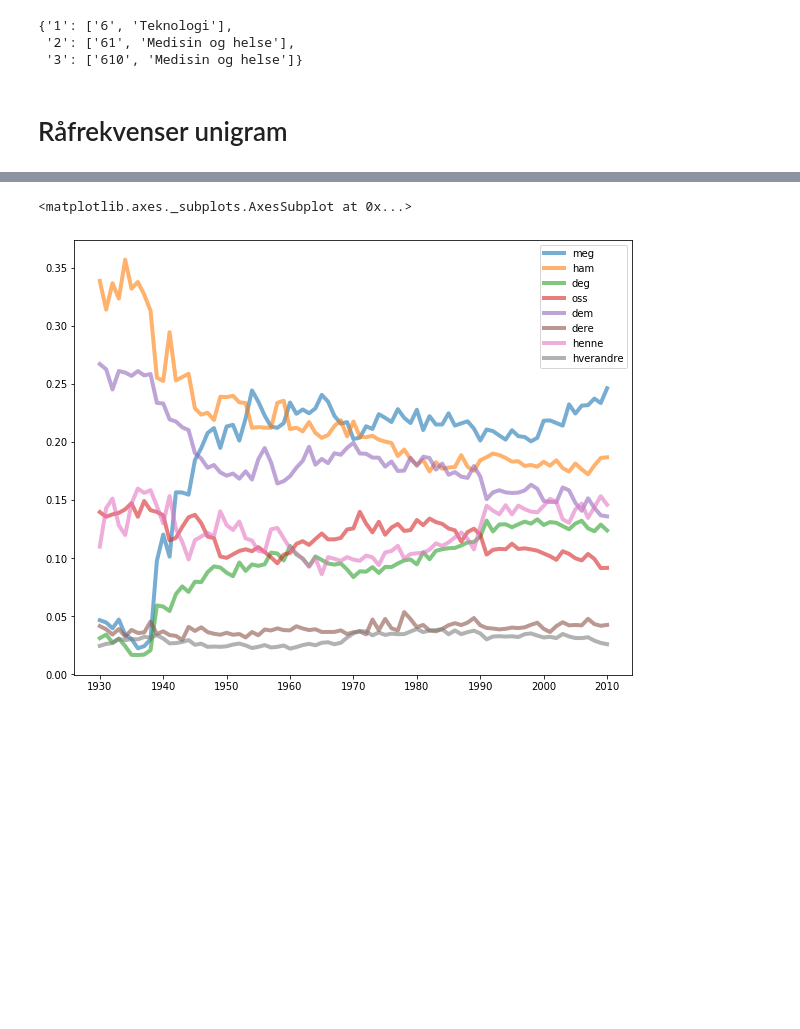
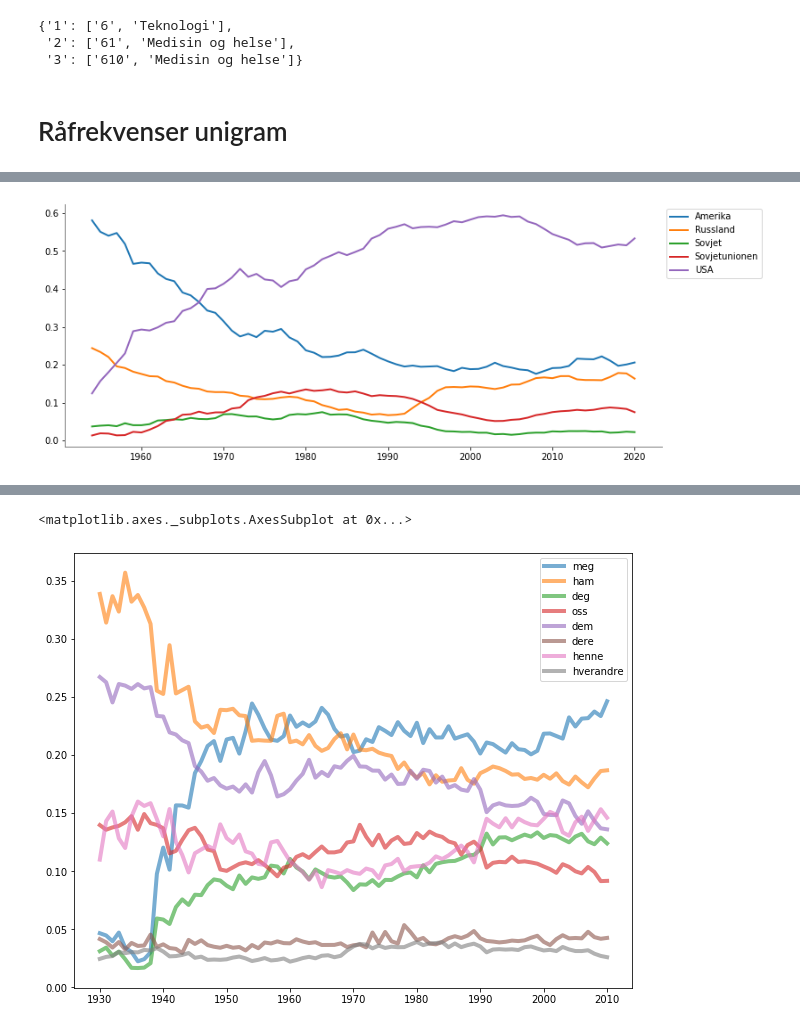
Before and after one commit to Yoonsen/ngram, a Jupyter notebook: N-gram dewy.ipynb, the cells around one changed output, grey strips where cells are left out. Drawn from its saved outputs; the diff is of its cells as text; code cells hidden in the pictures; blank space fills up the shorter version.

```diff
--- a/N-gram dewy.ipynb
+++ b/N-gram dewy.ipynb
@@ -58,0 +91,4 @@ kohort = "jeg du han hun vi de"
+# %%
+nplot("USA Amerika Russland Sovjet Sovjetunionen".split())
+# %% [output]
+[figure, added]
```
Also changed, not shown: parts of 27 cells of this notebook, 3 other files.
